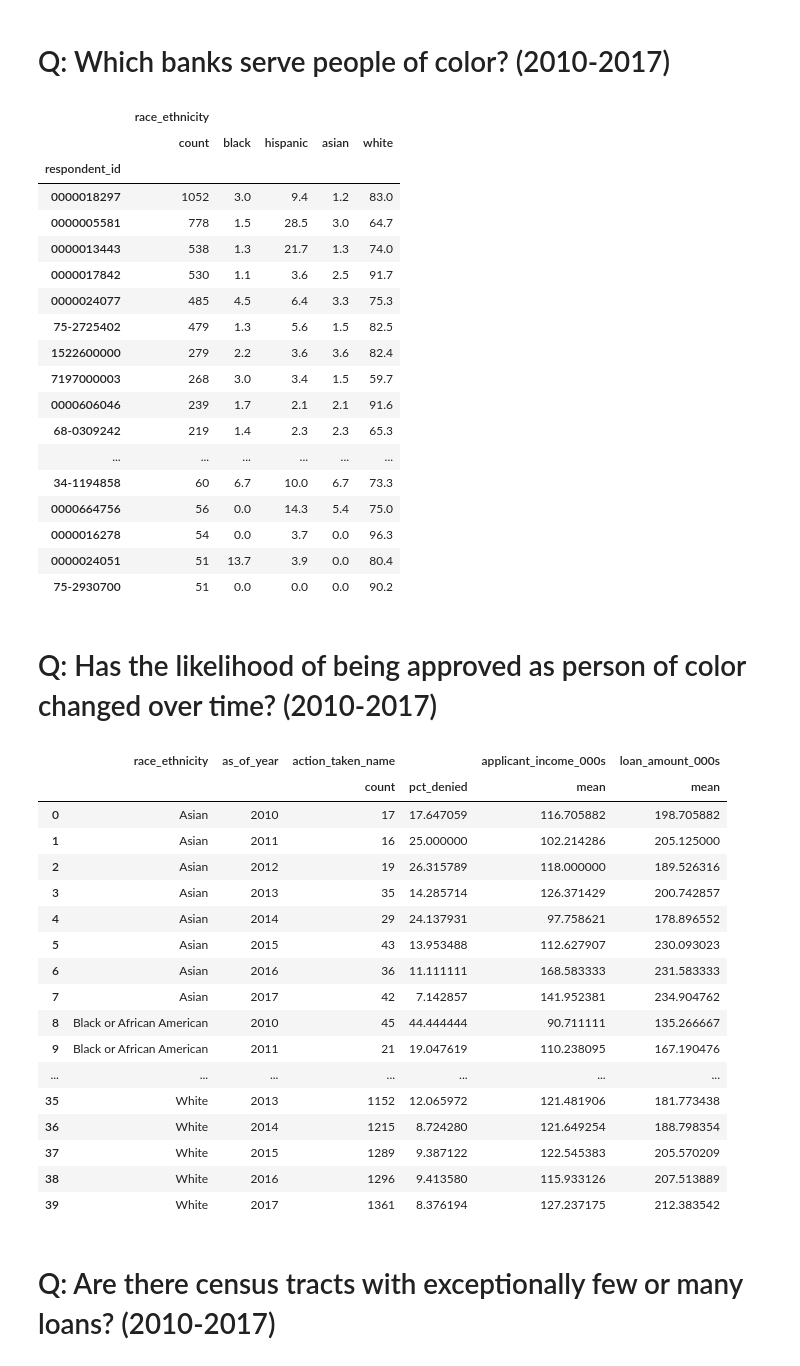
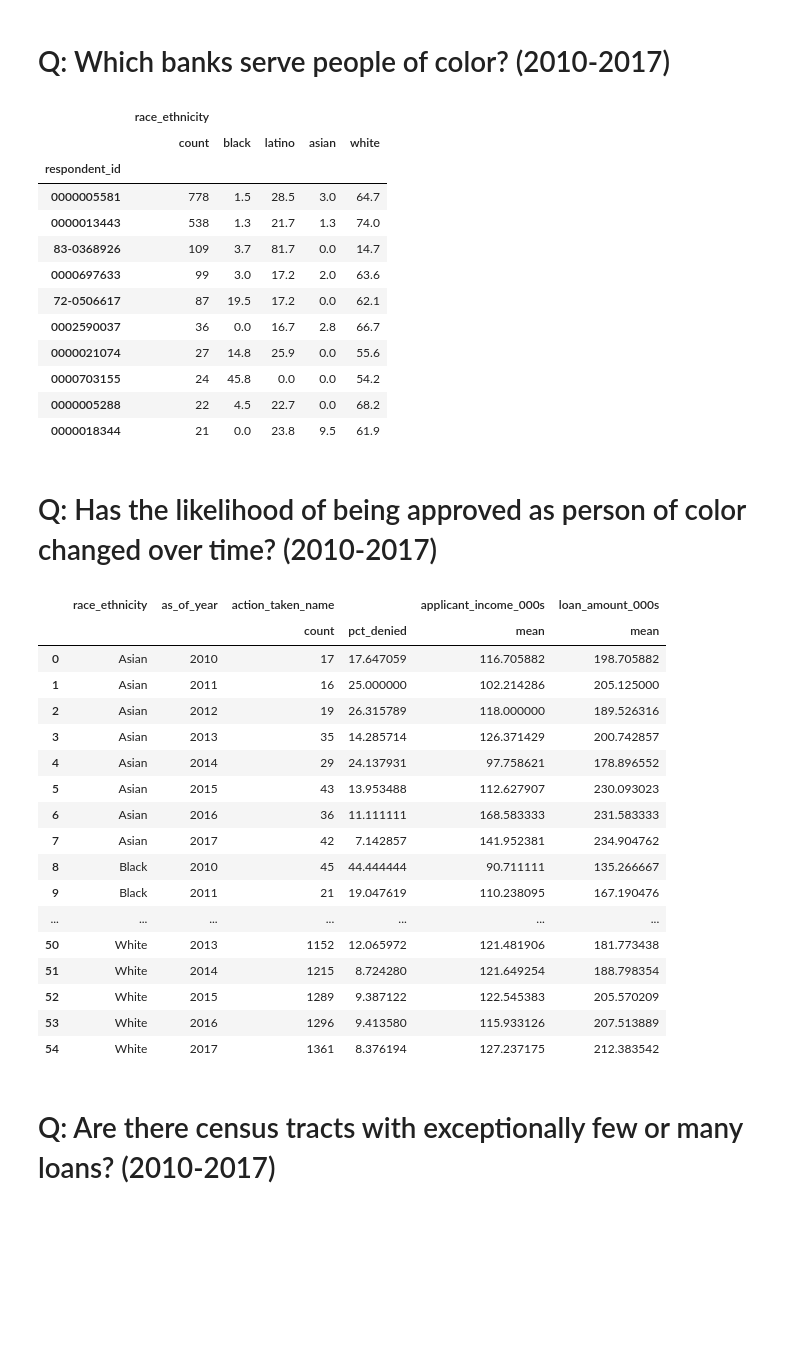
Before and after one commit to thetylerloop/tyler-home-loans, a Jupyter notebook: Home Loans (HMDA) Analysis.ipynb, the cells around one changed output. Cells and saved outputs as stored; diff of their text form; code cells hidden in the pictures; blank space fills up the shorter version.

```diff
--- a/Home Loans (HMDA) Analysis.ipynb
+++ b/Home Loans (HMDA) Analysis.ipynb
@@ -189,10 +225,10 @@ plt.show()
 data = filtered_hmda[filtered_hmda['as_of_year'] >= 2010]
 
 def black(group_column):
-    return group_column.value_counts(normalize=True).get('Black or African American', 0) * 100
+    return group_column.value_counts(normalize=True).get('Black', 0) * 100
 
-def hispanic(group_column):
-    return group_column.value_counts(normalize=True).get('Hispanic or Latino', 0) * 100
+def latino(group_column):
+    return group_column.value_counts(normalize=True).get('Latino', 0) * 100
 
 def asian(group_column):
     return group_column.value_counts(normalize=True).get('Asian', 0) * 100
@@ -204,14 +240,14 @@ def other(group_column):
     return group_column.value_counts(normalize=True).get('Other or N/A', 0) * 100
 
 data = data.groupby('census_tract_number_string', as_index=False).agg({
-    'race_ethnicity': [black, hispanic, asian, white]
+    'race_ethnicity': [black, latino, asian, white]
 })
 
 data = tract_geos.merge(data, left_on='TRACTCE', right_on='census_tract_number_string')
 
 plt.figure(figsize=(15, 15))
 
-for i, group in enumerate(['black', 'hispanic', 'asian', 'white']):
+for i, group in enumerate(['black', 'latino', 'asian', 'white']):
     ax = plt.subplot(2, 2, i + 1)
     data.plot(column=('race_ethnicity', group), ax=ax, cmap='OrRd', scheme='Quantiles', legend=True)
     ax.set_title(group)
@@ -227,10 +263,10 @@ plt.show()
 data = filtered_hmda[filtered_hmda['as_of_year'] >= 2010]
 
 def black(group_column):
-    return group_column.value_counts(normalize=True).get('Black or African American', 0) * 100
+    return group_column.value_counts(normalize=True).get('Black', 0) * 100
 
-def hispanic(group_column):
-    return group_column.value_counts(normalize=True).get('Hispanic or Latino', 0) * 100
+def latino(group_column):
+    return group_column.value_counts(normalize=True).get('Latino', 0) * 100
 
 def asian(group_column):
     return group_column.value_counts(normalize=True).get('Asian', 0) * 100
@@ -239,7 +275,7 @@ def white(group_column):
     return group_column.value_counts(normalize=True).get('White', 0) * 100
 
 data = data.groupby(['census_tract_number_string', 'as_of_year'], as_index=False).agg({
-    'race_ethnicity': ['count', black, hispanic, asian, white]
+    'race_ethnicity': ['count', black, latino, asian, white]
 })
 
 def change(group_column):
@@ -247,7 +283,7 @@ def change(group_column):
 
 data = data.groupby('census_tract_number_string', as_index=False).agg({
     ('race_ethnicity', 'black'): change,
-    ('race_ethnicity', 'hispanic'): change,
+    ('race_ethnicity', 'latino'): change,
     ('race_ethnicity', 'asian'): change,
     ('race_ethnicity', 'white'): change
 })
@@ -256,7 +292,7 @@ data = tract_geos.merge(data, left_on='TRACTCE', right_on='census_tract_number_s
 
 plt.figure(figsize=(15, 15))
 
-for i, group in enumerate(['black', 'hispanic', 'asian', 'white']):
+for i, group in enumerate(['black', 'latino', 'asian', 'white']):
     ax = plt.subplot(2, 2, i + 1)
     data.plot(column=('race_ethnicity', group), ax=ax, cmap='PiYG', legend=True, vmin=-75, vmax=75)
     ax.set_title(group)
@@ -317,47 +345,46 @@ data.sort_values(by=[('action_taken_name', 'count')], ascending=False).round(1)
 # %%
 data = filtered_hmda[filtered_hmda['as_of_year'] >= 2010]
 
 def black(group_column):
-    return group_column.value_counts(normalize=True).get('Black or African American', 0) * 100
+    return group_column.value_counts(normalize=True).get('Black', 0) * 100
 
-def hispanic(group_column):
-    return group_column.value_counts(normalize=True).get('Hispanic or Latino', 0) * 100
+def latino(group_column):
+    return group_column.value_counts(normalize=True).get('Latino', 0) * 100
 
 def asian(group_column):
     return group_column.value_counts(normalize=True).get('Asian', 0) * 100
 
 def white(group_column):
     return group_column.value_counts(normalize=True).get('White', 0) * 100
 
 def other(group_column):
     return group_column.value_counts(normalize=True).get('Other or N/A', 0) * 100
 
 data = data.groupby('respondent_id').agg({
-    'race_ethnicity': ['count', black, hispanic, asian, white]
+    'race_ethnicity': ['count', black, latino, asian, white]
 })
 
-data = data[data[('race_ethnicity', 'count')] > 50]
+data = data[
+    (data[('race_ethnicity', 'count')] >= 20) & (
+        (data[('race_ethnicity', 'black')] > 15) |
+        (data[('race_ethnicity', 'latino')] > 15)
+    )
+]
 data.sort_values(by=('race_ethnicity', 'count'), ascending=False).round(1)
 # %% [output]
 |  | race_ethnicity |  |  |  |  |
-|  | count | black | hispanic | asian | white |
+|  | count | black | latino | asian | white |
 | respondent_id |  |  |  |  |  |
-| 0000018297 | 1052 | 3.0 | 9.4 | 1.2 | 83.0 |
 | 0000005581 | 778 | 1.5 | 28.5 | 3.0 | 64.7 |
 | 0000013443 | 538 | 1.3 | 21.7 | 1.3 | 74.0 |
-| 0000017842 | 530 | 1.1 | 3.6 | 2.5 | 91.7 |
-| 0000024077 | 485 | 4.5 | 6.4 | 3.3 | 75.3 |
-| 75-2725402 | 479 | 1.3 | 5.6 | 1.5 | 82.5 |
-| 1522600000 | 279 | 2.2 | 3.6 | 3.6 | 82.4 |
-| 7197000003 | 268 | 3.0 | 3.4 | 1.5 | 59.7 |
-| 0000606046 | 239 | 1.7 | 2.1 | 2.1 | 91.6 |
-| 68-0309242 | 219 | 1.4 | 2.3 | 2.3 | 65.3 |
-| ... | ... | ... | ... | ... | ... |
-| 34-1194858 | 60 | 6.7 | 10.0 | 6.7 | 73.3 |
-| 0000664756 | 56 | 0.0 | 14.3 | 5.4 | 75.0 |
-| 0000016278 | 54 | 0.0 | 3.7 | 0.0 | 96.3 |
-| 0000024051 | 51 | 13.7 | 3.9 | 0.0 | 80.4 |
-| 75-2930700 | 51 | 0.0 | 0.0 | 0.0 | 90.2 |
+| 83-0368926 | 109 | 3.7 | 81.7 | 0.0 | 14.7 |
+| 0000697633 | 99 | 3.0 | 17.2 | 2.0 | 63.6 |
+| 72-0506617 | 87 | 19.5 | 17.2 | 0.0 | 62.1 |
+| 0002590037 | 36 | 0.0 | 16.7 | 2.8 | 66.7 |
+| 0000021074 | 27 | 14.8 | 25.9 | 0.0 | 55.6 |
+| 0000703155 | 24 | 45.8 | 0.0 | 0.0 | 54.2 |
+| 0000005288 | 22 | 4.5 | 22.7 | 0.0 | 68.2 |
+| 0000018344 | 21 | 0.0 | 23.8 | 9.5 | 61.9 |
 # %% [markdown]
 # Q: Has the likelihood of being approved as person of color changed over time? (2010-2017)
 # %%
@@ -366,7 +393,7 @@ data = filtered_hmda[filtered_hmda['as_of_year'] >= 2010]
 def pct_denied(group_column):
     counts = group_column.value_counts()
 
-    return counts['Application denied by financial institution'] / sum(counts) * 100
+    return counts.get('Application denied by financial institution', 0) / sum(counts) * 100
 
 data = data.groupby(['race_ethnicity', 'as_of_year'], as_index=False).agg({
     'action_taken_name': ['count', pct_denied],
@@ -386,14 +413,14 @@ data
 | 5 | Asian | 2015 | 43 | 13.953488 | 112.627907 | 230.093023 |
 | 6 | Asian | 2016 | 36 | 11.111111 | 168.583333 | 231.583333 |
 | 7 | Asian | 2017 | 42 | 7.142857 | 141.952381 | 234.904762 |
-| 8 | Black or African American | 2010 | 45 | 44.444444 | 90.711111 | 135.266667 |
-| 9 | Black or African American | 2011 | 21 | 19.047619 | 110.238095 | 167.190476 |
+| 8 | Black | 2010 | 45 | 44.444444 | 90.711111 | 135.266667 |
+| 9 | Black | 2011 | 21 | 19.047619 | 110.238095 | 167.190476 |
 | ... | ... | ... | ... | ... | ... | ... |
-| 35 | White | 2013 | 1152 | 12.065972 | 121.481906 | 181.773438 |
-| 36 | White | 2014 | 1215 | 8.724280 | 121.649254 | 188.798354 |
-| 37 | White | 2015 | 1289 | 9.387122 | 122.545383 | 205.570209 |
-| 38 | White | 2016 | 1296 | 9.413580 | 115.933126 | 207.513889 |
-| 39 | White | 2017 | 1361 | 8.376194 | 127.237175 | 212.383542 |
+| 50 | White | 2013 | 1152 | 12.065972 | 121.481906 | 181.773438 |
+| 51 | White | 2014 | 1215 | 8.724280 | 121.649254 | 188.798354 |
+| 52 | White | 2015 | 1289 | 9.387122 | 122.545383 | 205.570209 |
+| 53 | White | 2016 | 1296 | 9.413580 | 115.933126 | 207.513889 |
+| 54 | White | 2017 | 1361 | 8.376194 | 127.237175 | 212.383542 |
 # %% [markdown]
 # Q: Are there census tracts with exceptionally few or many loans? (2010-2017)
 # %%
```
Also changed, not shown: parts of 9 cells of this notebook, 1 other file.
